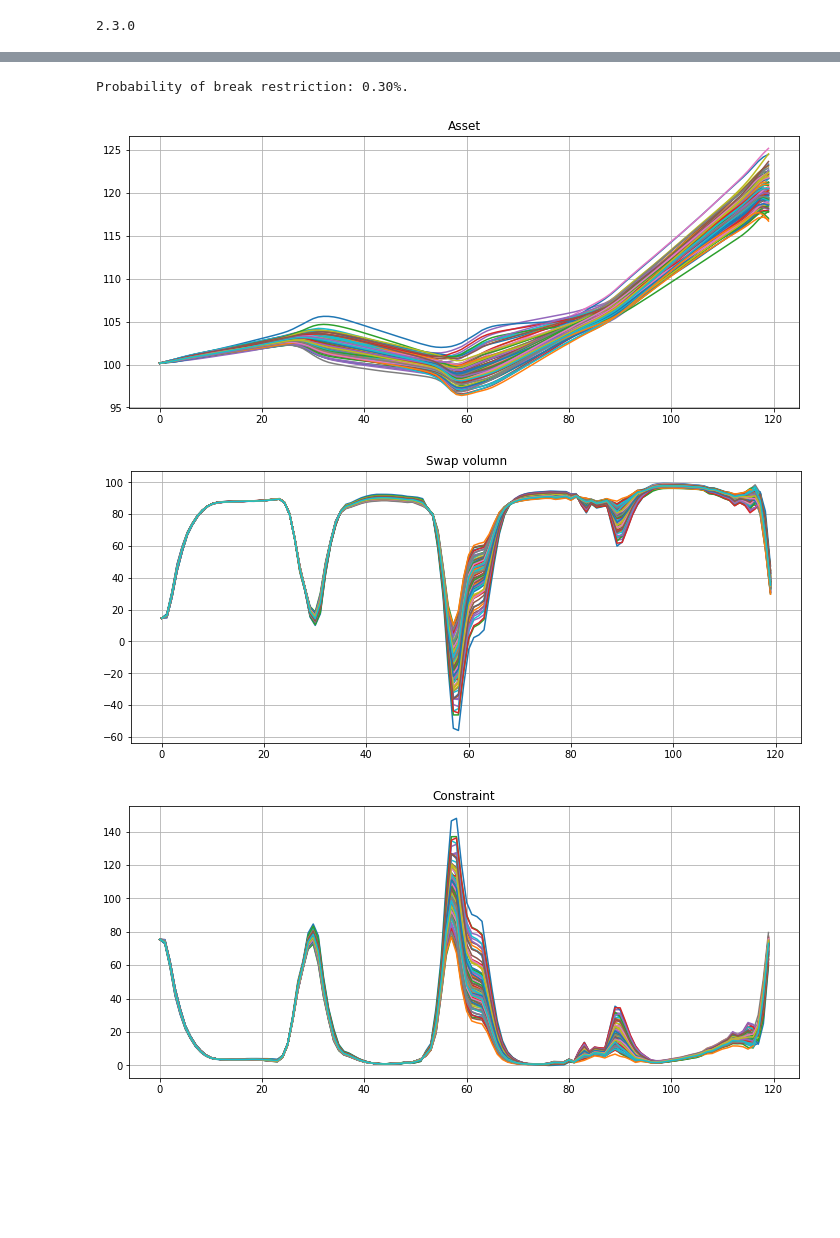
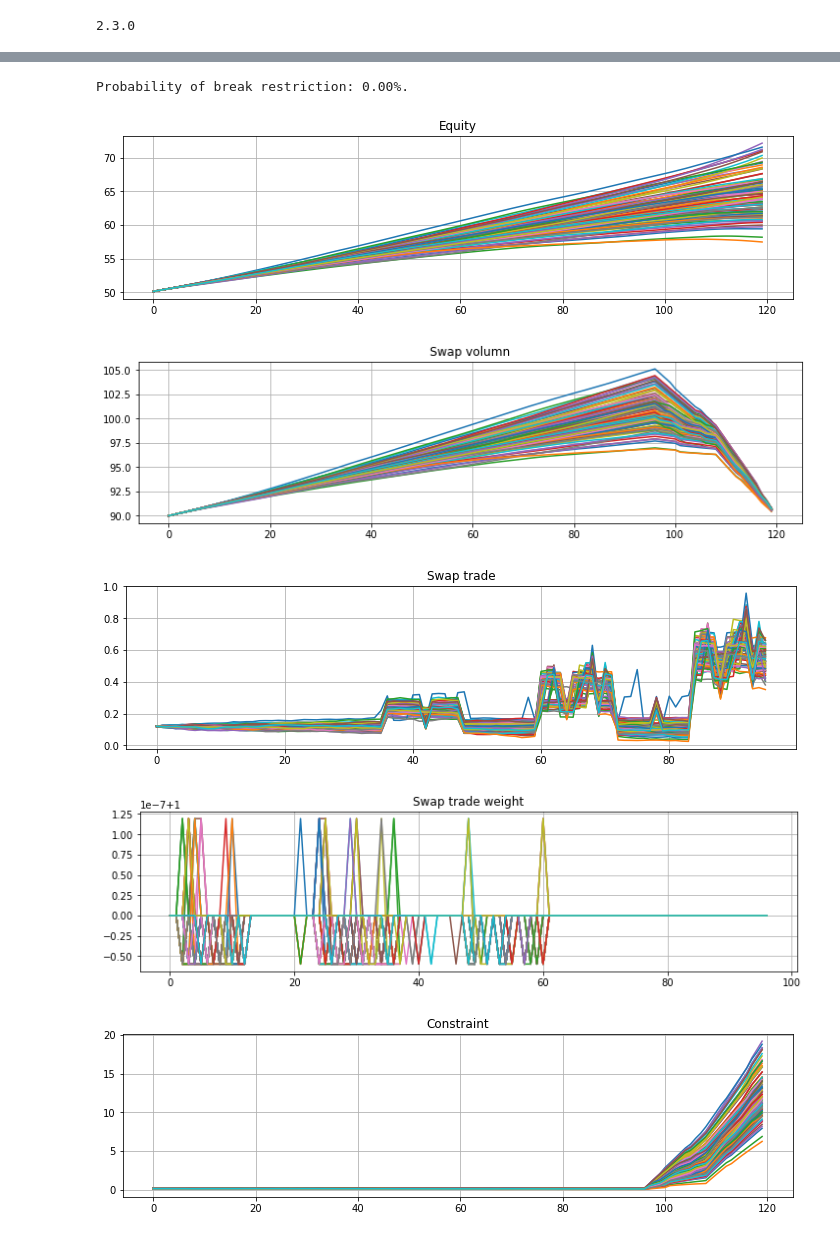
Before and after one commit to alexarntzen/deep-swap-optimization, a Jupyter notebook: DeepAssetManagement_HSY.ipynb, the cells around one changed output, grey strips where cells are left out. Cells and saved outputs as stored; diff of their text form; code cells hidden in the pictures; blank space fills up the shorter version.

```diff
--- a/DeepAssetManagement_HSY.ipynb
+++ b/DeepAssetManagement_HSY.ipynb
@@ -149,7 +149,7 @@ class swap:
         self.nominal = nominal
         self.maturity = maturity
         self.fixed_leg = np.append(np.repeat(yc.cpn(1,self.maturity),\
-            self.maturity),np.repeat(np.zeros(1),N-self.maturity))
+            self.maturity),np.repeat(np.zeros(1),N-self.maturity))/12
         self.fixed_volume = np.append(np.repeat(nominal,\
             self.maturity),np.repeat(np.zeros(1),N-self.maturity))
 #         self.cash_flows = self.fixed_leg * nominal
@@ -162,6 +162,7 @@ def swap_indicator(maturity):
 # %%
 #Test
 Y = yc(hist_yc(index_yc))
-s = swap(Y,0.1,240)
-Y.yields[-1]
+s = swap(Y,1,1)
+print('%.2e'%(np.exp(Y.yields[0]/12)-1))
+print('%.2e'%(s.fixed_leg[0]))
 # %% [output]
@@ -246,6 +248,13 @@ from importlib import reload
 print(tf.__version__)
 # %% [output]
 2.3.0
+# %%
+swap_av = np.zeros(N)
+for maturity in swap_series:
+    diff = target_month - maturity
+    if diff >= 0:
+        swap_av[0:diff+1] += 1
+swap_av = swap_av.astype('int')
 # %%
 def build_network(n_input, n_hidden, n_output, time_steps):
 # architecture is the same for all networks
@@ -263,6 +277,6 @@ def build_network(n_input, n_hidden, n_output, time_steps):
     return Networks
 # %%
-Networks = build_network(1,10,4, target_month)
+Networks = build_network(6,10,4, target_month)
 print(len(Networks))
 Networks[11].summary()
 # %% [output]
@@ -450,33 +472,50 @@ helper1 = A_flow[:,1:]
 helper2 = swap_volume.numpy()[:,:120]
 helper3 = 0.9*helper1 - helper2
 # %%
-counts = (helper3 < 0).sum()
+counts = (np.min(helper3,axis = -1) < 0).sum()
 helper = 100*counts/nValidation
 print(f"Probability of break restriction: {'%.2f'%helper}%.")
+if helper > 0:
+    print(f"Maximum break: {'%.2f'%np.min(helper3)}$")
 # %% [output]
-Probability of break restriction: 0.30%.
+Probability of break restriction: 0.00%.
 # %%
-plt.figure(figsize = [12,5])
+plt.figure(figsize = [12,3])
 plt.grid()
-plt.plot(helper1[:100].T)
-plt.title('Asset')
+plt.plot(helper1[:100].T - L0)
+plt.title('Equity')
 plt.show()
 
-plt.figure(figsize = [12,5])
+plt.figure(figsize = [12,3])
 plt.grid()
 plt.plot(helper2[:100].T)
 plt.title('Swap volumn')
 plt.show()
 
-plt.figure(figsize = [12,5])
+plt.figure(figsize = [12,3])
+plt.grid()
+plt.plot(np.array(HOLD)[1:,:100])
+plt.title('Swap trade')
+plt.show()
+
+
+plt.figure(figsize = [12,3])
+plt.grid()
+plt.plot(np.array(HOLDprop)[0:,:100])
+plt.title('Swap trade weight')
+plt.show()
+
+plt.figure(figsize = [12,3])
 plt.grid()
 plt.plot(helper3[:100].T)
 plt.title('Constraint')
 plt.show()
 # %% [output]
-[figure, old version]
+[figure, new version]
-[figure, old version]
+[figure, new version]
-[figure, old version]
+[figure, new version]
+[figure, added]
+[figure, added]
 # %%
 import winsound
 # Just to remind myself it finished
```
Also changed, not shown: parts of 11 cells of this notebook.
